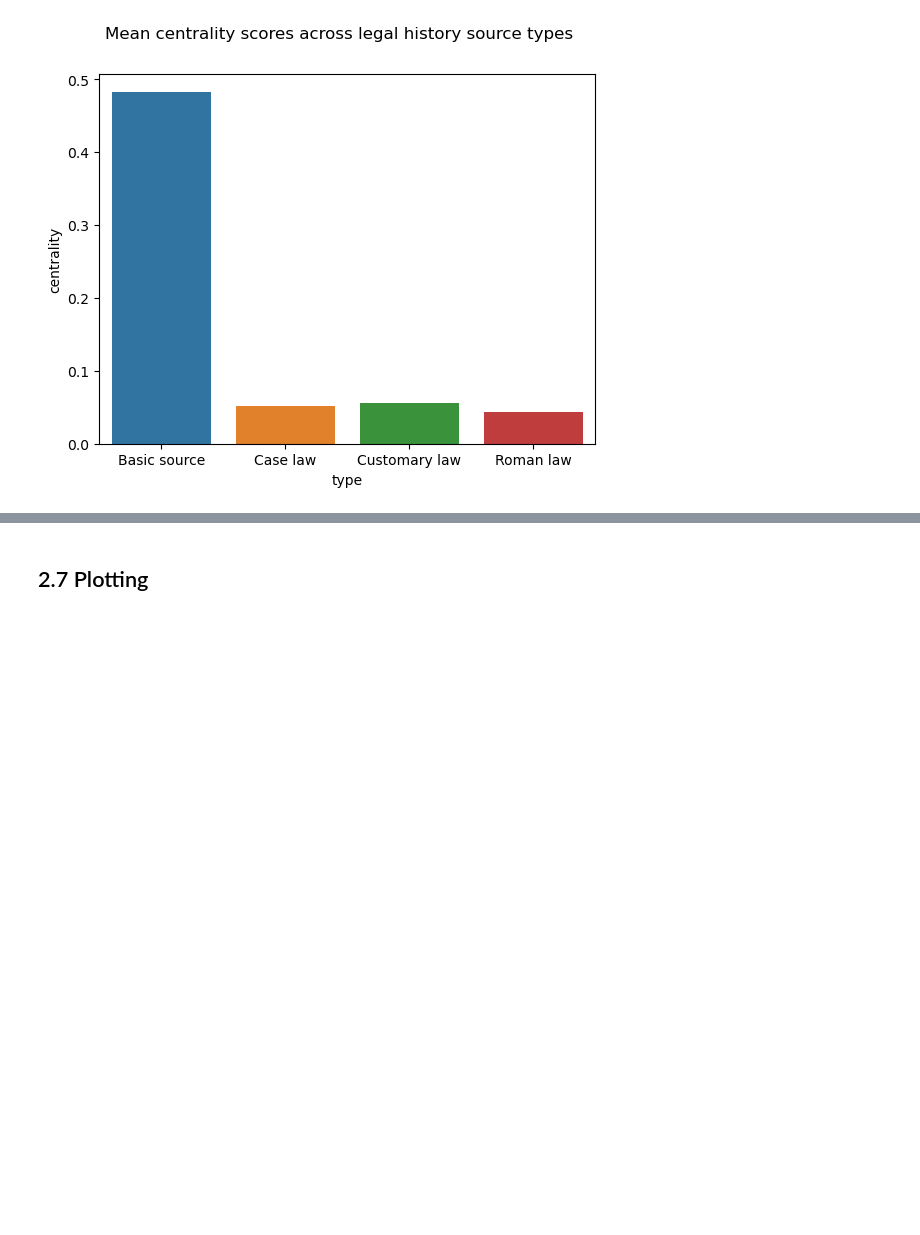
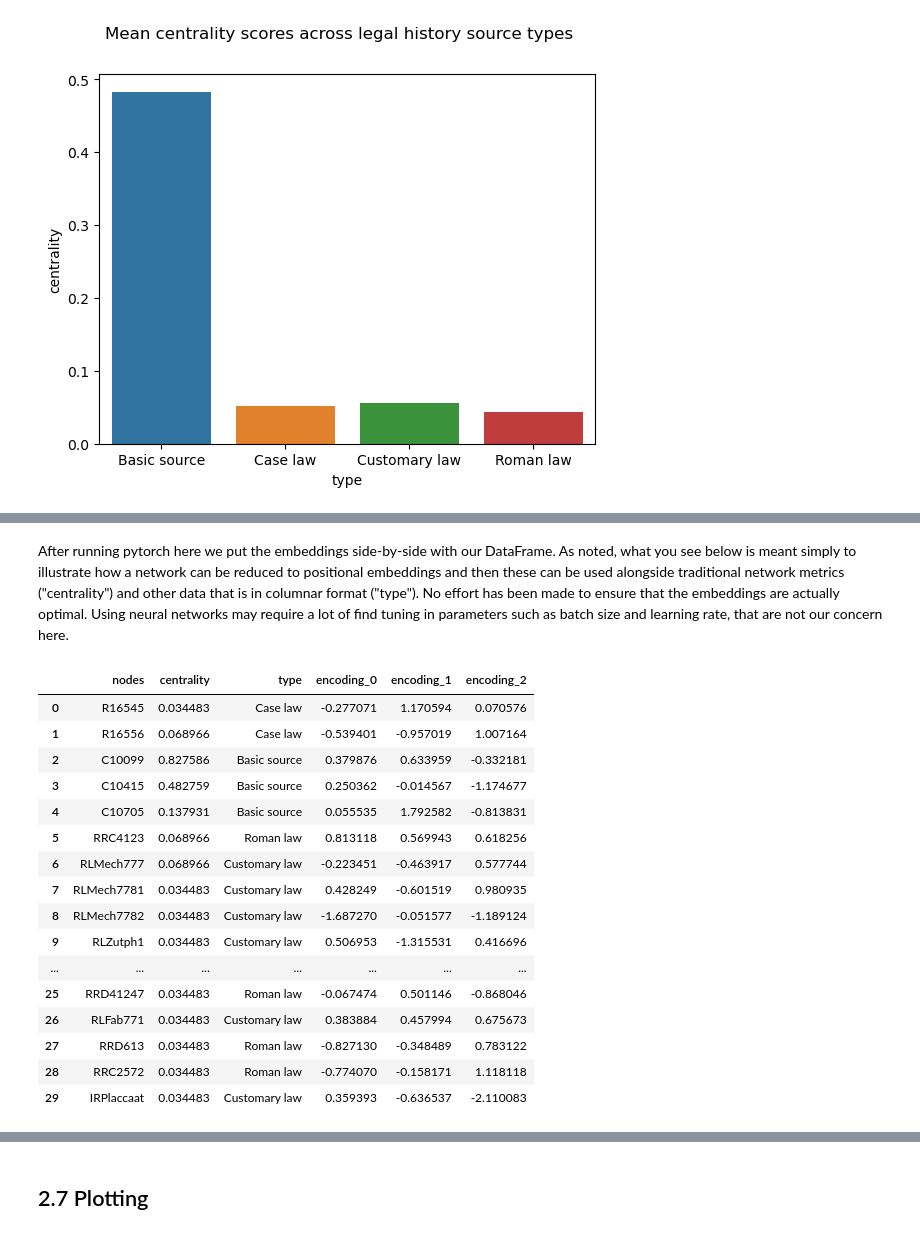
Before and after one commit to maastrichtlawtech/legalnetworkanalysis_textbook, a Jupyter notebook: Chapter_2_Network_Properties.ipynb, the cells around one changed output, grey strips where cells are left out. Drawn from its saved outputs; the diff is of its cells as text; code cells hidden in the pictures; blank space fills up the shorter version.

```diff
--- a/Chapter_2_Network_Properties.ipynb
+++ b/Chapter_2_Network_Properties.ipynb
@@ -433,0 +444,32 @@ plt.suptitle("Mean centrality scores across legal history source types");
+# %%
+pygraph = from_networkx(g_lh)
+
+device = 'cuda' if torch.cuda.is_available() else 'cpu'
+
+model = Node2Vec(
+    pygraph.edge_index,
+    embedding_dim=3,
+    walks_per_node=100,
+    walk_length=3,
+    context_size=2,
+    p=0.5,
+    q=1.0,
+    num_negative_samples=1,
+).to(device)
+
+optimizer = torch.optim.Adam(model.parameters(), lr=0.05)
+
+loader = model.loader(batch_size=3, shuffle=True, num_workers=4)
+
+pos_rw, neg_rw = next(iter(loader))
+
+def train():
+    model.train()
+    total_loss = 0
+    for pos_rw, neg_rw in loader:
+        optimizer.zero_grad()
+        loss = model.loss(pos_rw.to(device), neg_rw.to(device))
+        loss.backward()
+        optimizer.step()
+        total_loss += loss.item()
+    return total_loss / len(loader)
@@ -433,0 +480,2 @@ plt.suptitle("Mean centrality scores across legal history source types");
+# %% [markdown]
+After running pytorch here we put the embeddings side-by-side with our DataFrame. As noted, what you see below is meant simply to illustrate how a network can be reduced to positional embeddings and then these can be used alongside traditional network metrics ("centrality") and other data that is in columnar format ("type"). No effort has been made to ensure that the embeddings are actually optimal. Using neural networks may require a lot of find tuning in parameters such as batch size and learning rate, that are not our concern here.
@@ -433,0 +484,21 @@ plt.suptitle("Mean centrality scores across legal history source types");
+# %%
+resdf = pd.concat([resdf, encodings], axis=1)
+resdf
+# %% [output]
+|  | nodes | centrality | type | encoding_0 | encoding_1 | encoding_2 |
+| 0 | R16545 | 0.034483 | Case law | -0.277071 | 1.170594 | 0.070576 |
+| 1 | R16556 | 0.068966 | Case law | -0.539401 | -0.957019 | 1.007164 |
+| 2 | C10099 | 0.827586 | Basic source | 0.379876 | 0.633959 | -0.332181 |
+| 3 | C10415 | 0.482759 | Basic source | 0.250362 | -0.014567 | -1.174677 |
+| 4 | C10705 | 0.137931 | Basic source | 0.055535 | 1.792582 | -0.813831 |
+| 5 | RRC4123 | 0.068966 | Roman law | 0.813118 | 0.569943 | 0.618256 |
+| 6 | RLMech777 | 0.068966 | Customary law | -0.223451 | -0.463917 | 0.577744 |
+| 7 | RLMech7781 | 0.034483 | Customary law | 0.428249 | -0.601519 | 0.980935 |
+| 8 | RLMech7782 | 0.034483 | Customary law | -1.687270 | -0.051577 | -1.189124 |
+| 9 | RLZutph1 | 0.034483 | Customary law | 0.506953 | -1.315531 | 0.416696 |
+| ... | ... | ... | ... | ... | ... | ... |
+| 25 | RRD41247 | 0.034483 | Roman law | -0.067474 | 0.501146 | -0.868046 |
+| 26 | RLFab771 | 0.034483 | Customary law | 0.383884 | 0.457994 | 0.675673 |
+| 27 | RRD613 | 0.034483 | Roman law | -0.827130 | -0.348489 | 0.783122 |
+| 28 | RRC2572 | 0.034483 | Roman law | -0.774070 | -0.158171 | 1.118118 |
+| 29 | IRPlaccaat | 0.034483 | Customary law | 0.359393 | -0.636537 | -2.110083 |
```
Also changed, not shown: parts of 9 cells of this notebook.
